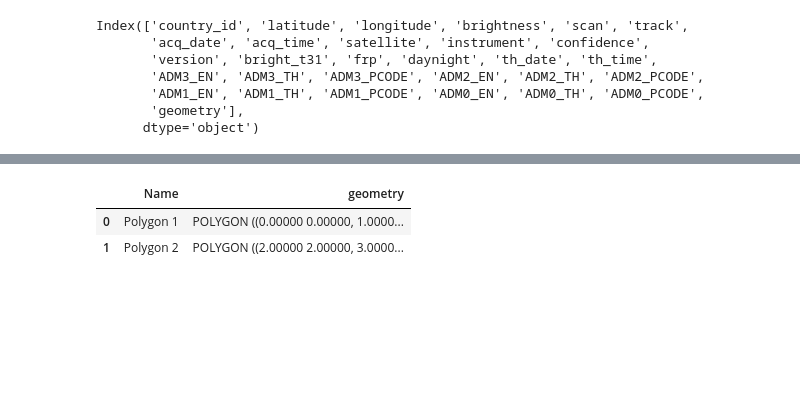
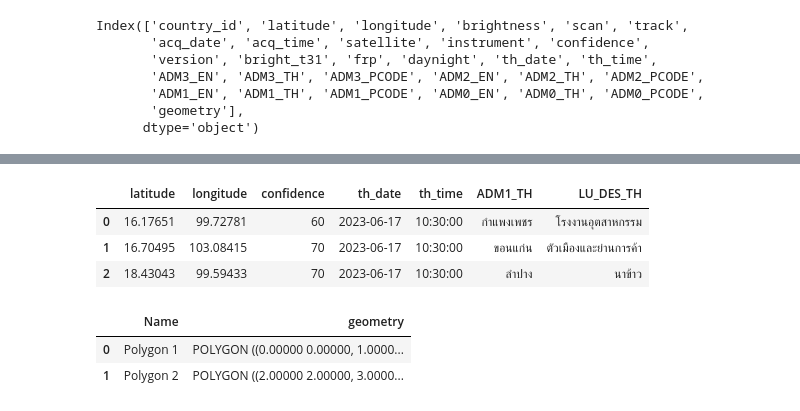
Before and after one commit to tzsoulcap/Fire-Spot-Thailand, a Jupyter notebook: mylab/Nasa_Firm.ipynb, the cells around one changed output, grey strips where cells are left out. Cells and saved outputs as stored; diff of their text form; code cells hidden in the pictures; blank space fills up the shorter version.

```diff
--- a/mylab/Nasa_Firm.ipynb
+++ b/mylab/Nasa_Firm.ipynb
@@ -133,0 +152,3 @@ Index(['country_id', 'latitude', 'longitude', 'brightness', 'scan', 'track',
+# %%
+d = gpd.GeoDataFrame()
+d.columns
@@ -134,25 +162,30 @@ Index(['country_id', 'latitude', 'longitude', 'brightness', 'scan', 'track',
 # %%
 def mapping_landuse():
-    to_day = date.today()
-    to_day_str = to_day.strftime('%Y-%m-%d')
+    # to_day = date.today()
+    # to_day_str = to_day.strftime('%Y-%m-%d')
+    to_day_str = '2023-06-17'
+
     mt = gpd.read_file(f'C:/coop_project_fire_spot/Fire-Spot-Thailand/data/{to_day_str}')
     # mt['landuse'] = pd.Series()
+
     list_prov = list(mt['ADM1_TH'].unique())
-    gdf = gpd.GeoDataFrame()
-    for prov in list_prov:
-        gdf_prov = mt[mt['ADM1_TH']==prov]
-        landuse_gdf = gpd.read_file(f'E:/_CoopProject/landuse_extract/{prov}/การใช้ที่ดิน')
-        landuse_gdf = landuse_gdf.to_crs('EPSG:4326')
-    # landuse_gdf = landuse_gdf.loc[:, ['LUL1_CODE', 'LUL2_CODE', 'LU_CODE', 'LU_DES_TH', 'geometry']]
-    # landuse_gdf.rename(columns = {'LU_DES_TH':'LU_DES'}, inplace = True)
-        gdf_prov = gpd.overlay(gdf_prov, landuse_gdf, how='intersection')
-        gdf = pd.concat([gdf, gdf_prov]).sort_values('th_time')
-
-    # mt.to_file(f'C:/coop_project_fire_spot/Fire-Spot-Thailand/data/{to_day_str}', encoding='utf-8')
-    return gdf
+    if len(list_prov) != 0:
+        gdf = gpd.GeoDataFrame()
+        for prov in list_prov:
+            gdf_prov = mt[mt['ADM1_TH']==prov]
+            landuse_gdf = gpd.read_file(f'E:/_CoopProject/landuse_extract/{prov}/การใช้ที่ดิน')
+            landuse_gdf = landuse_gdf.to_crs('EPSG:4326')
+        # landuse_gdf = landuse_gdf.loc[:, ['LUL1_CODE', 'LUL2_CODE', 'LU_CODE', 'LU_DES_TH', 'geometry']]
+        # landuse_gdf.rename(columns = {'LU_DES_TH':'LU_DES'}, inplace = True)
+            gdf_prov = gpd.overlay(gdf_prov, landuse_gdf, how='intersection')
+            gdf = pd.concat([gdf, gdf_prov]).sort_values('th_time')
+        print(gdf.info())
+        gdf.to_file(f'C:/coop_project_fire_spot/Fire-Spot-Thailand/data/{to_day_str}', encoding='utf-8', index=False)
+    else:
+        print('No Province Keys')
+    # return gdf
         # print(idx, row['ADM1_TH'])
 
 
-d = mapping_landuse()
-d
+mapping_landuse()
 # %% [output]
@@ -163,3 +249,10 @@ d
+# %%
+d[['latitude', 'longitude', 'confidence', 'th_date', 'th_time', 'ADM1_TH', 'LU_DES_TH']].reset_index().drop(columns='index')
+# %% [output]
+|  | latitude | longitude | confidence | th_date | th_time | ADM1_TH | LU_DES_TH |
+| 0 | 16.17651 | 99.72781 | 60 | 2023-06-17 | 10:30:00 | กำแพงเพชร | โรงงานอุตสาหกรรม |
+| 1 | 16.70495 | 103.08415 | 70 | 2023-06-17 | 10:30:00 | ขอนแก่น | ตัวเมืองและย่านการค้า |
+| 2 | 18.43043 | 99.59433 | 70 | 2023-06-17 | 10:30:00 | ลำปาง | นาข้าว |
 # %%
 from shapely.geometry import Polygon
 
```
Also changed, not shown: parts of 18 cells of this notebook, 8 other files.
